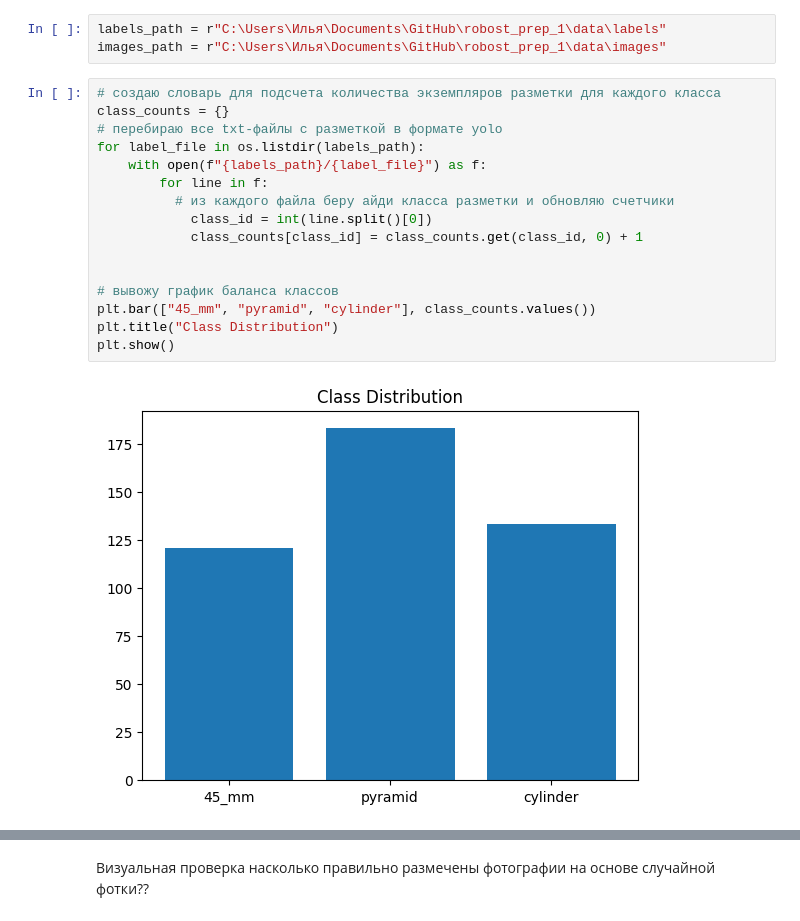
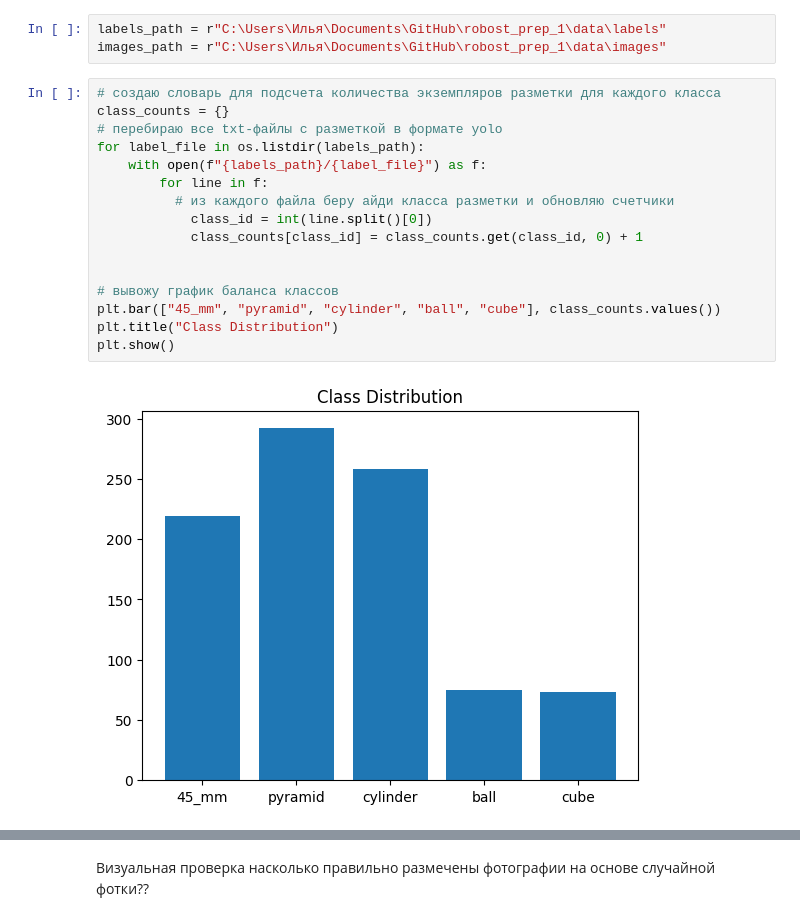
Before and after one commit to kaninn-i/robost_prep_1, a Jupyter notebook: Module_4/analysis.ipynb, the cells around one changed output, grey strips where cells are left out. Cells and saved outputs as stored; diff of their text form.

```diff
--- a/Module_4/analysis.ipynb
+++ b/Module_4/analysis.ipynb
@@ -37,21 +37,21 @@ images_path = r"C:\Users\Илья\Documents\GitHub\robost_prep_1\data\images"
 # %%
 # создаю словарь для подсчета количества экземпляров разметки для каждого класса
 class_counts = {}
 # перебираю все txt-файлы с разметкой в формате yolo
 for label_file in os.listdir(labels_path):
     with open(f"{labels_path}/{label_file}") as f:
         for line in f:
           # из каждого файла беру айди класса разметки и обновляю счетчики
             class_id = int(line.split()[0])
             class_counts[class_id] = class_counts.get(class_id, 0) + 1
 
 
 # вывожу график баланса классов
-plt.bar(["45_mm", "pyramid", "cylinder"], class_counts.values())
+plt.bar(["45_mm", "pyramid", "cylinder", "ball", "cube"], class_counts.values())
 plt.title("Class Distribution")
 plt.show()
 # %% [output]
-[figure, old version]
+[figure, new version]
 # %%
 print(f"Общее кол-во объектов: {sum(class_counts.values())}")
 # %% [output]
```
Also changed, not shown: parts of 7 cells of this notebook, 26 other files.
